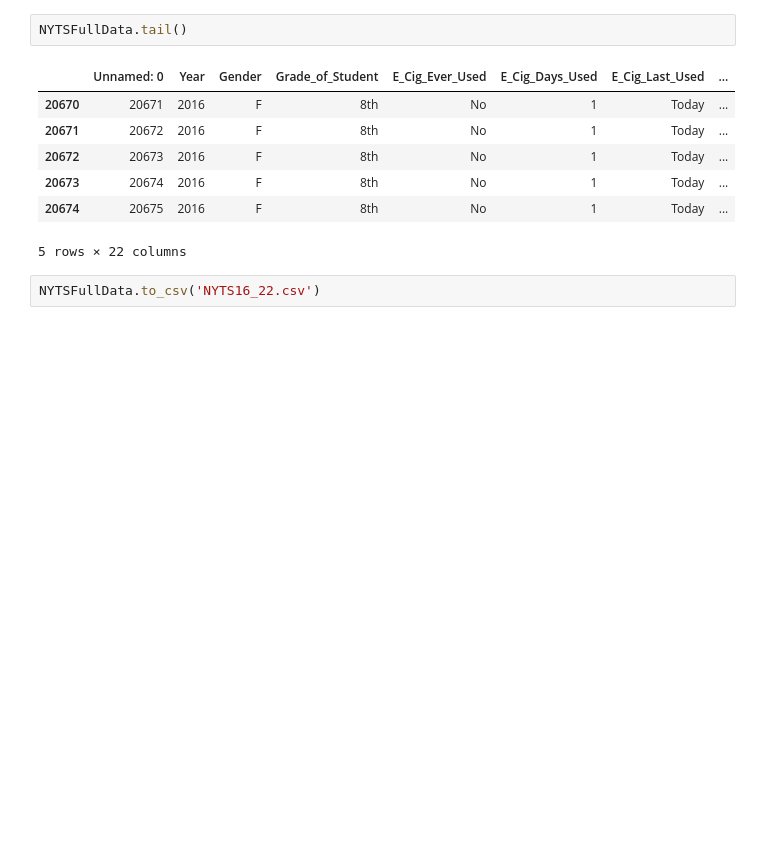
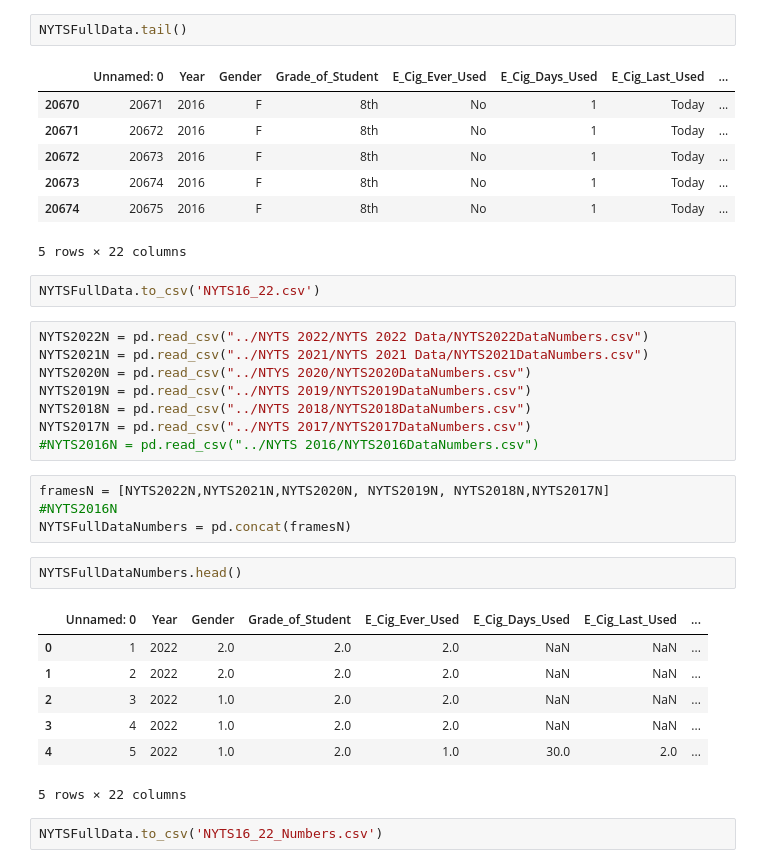
Before and after one commit to kh-bh/IntroToDSFinalProject, a Jupyter notebook: NYTS 2016-2022 Full Data/MergingData.ipynb, the cells around one changed output. Cells and saved outputs as stored; diff of their text form; blank space fills up the shorter version.

Commit message:
Making a Numbers Dataset

```diff
--- a/NYTS 2016-2022 Full Data/MergingData.ipynb
+++ b/NYTS 2016-2022 Full Data/MergingData.ipynb
@@ -103,3 +103,27 @@ NYTSFullData.tail()
 5 rows × 22 columns
 # %%
 NYTSFullData.to_csv('NYTS16_22.csv')
+# %%
+NYTS2022N = pd.read_csv("../NYTS 2022/NYTS 2022 Data/NYTS2022DataNumbers.csv")
+NYTS2021N = pd.read_csv("../NYTS 2021/NYTS 2021 Data/NYTS2021DataNumbers.csv")
+NYTS2020N = pd.read_csv("../NTYS 2020/NYTS2020DataNumbers.csv")
+NYTS2019N = pd.read_csv("../NYTS 2019/NYTS2019DataNumbers.csv")
+NYTS2018N = pd.read_csv("../NYTS 2018/NYTS2018DataNumbers.csv")
+NYTS2017N = pd.read_csv("../NYTS 2017/NYTS2017DataNumbers.csv")
+#NYTS2016N = pd.read_csv("../NYTS 2016/NYTS2016DataNumbers.csv")
+# %%
+framesN = [NYTS2022N,NYTS2021N,NYTS2020N, NYTS2019N, NYTS2018N,NYTS2017N]
+#NYTS2016N
+NYTSFullDataNumbers = pd.concat(framesN)
+# %%
+NYTSFullDataNumbers.head()
+# %% [output]
+|  | Unnamed: 0 | Year | Gender | Grade_of_Student | E_Cig_Ever_Used | E_Cig_Days_Used | E_Cig_Last_Used | ... |
+| 0 | 1 | 2022 | 2.0 | 2.0 | 2.0 | NaN | NaN | ... |
+| 1 | 2 | 2022 | 2.0 | 2.0 | 2.0 | NaN | NaN | ... |
+| 2 | 3 | 2022 | 1.0 | 2.0 | 2.0 | NaN | NaN | ... |
+| 3 | 4 | 2022 | 1.0 | 2.0 | 2.0 | NaN | NaN | ... |
+| 4 | 5 | 2022 | 1.0 | 2.0 | 1.0 | 30.0 | 2.0 | ... |
+5 rows × 22 columns
+# %%
+NYTSFullData.to_csv('NYTS16_22_Numbers.csv')
```
Also changed, not shown: 6 other files.
